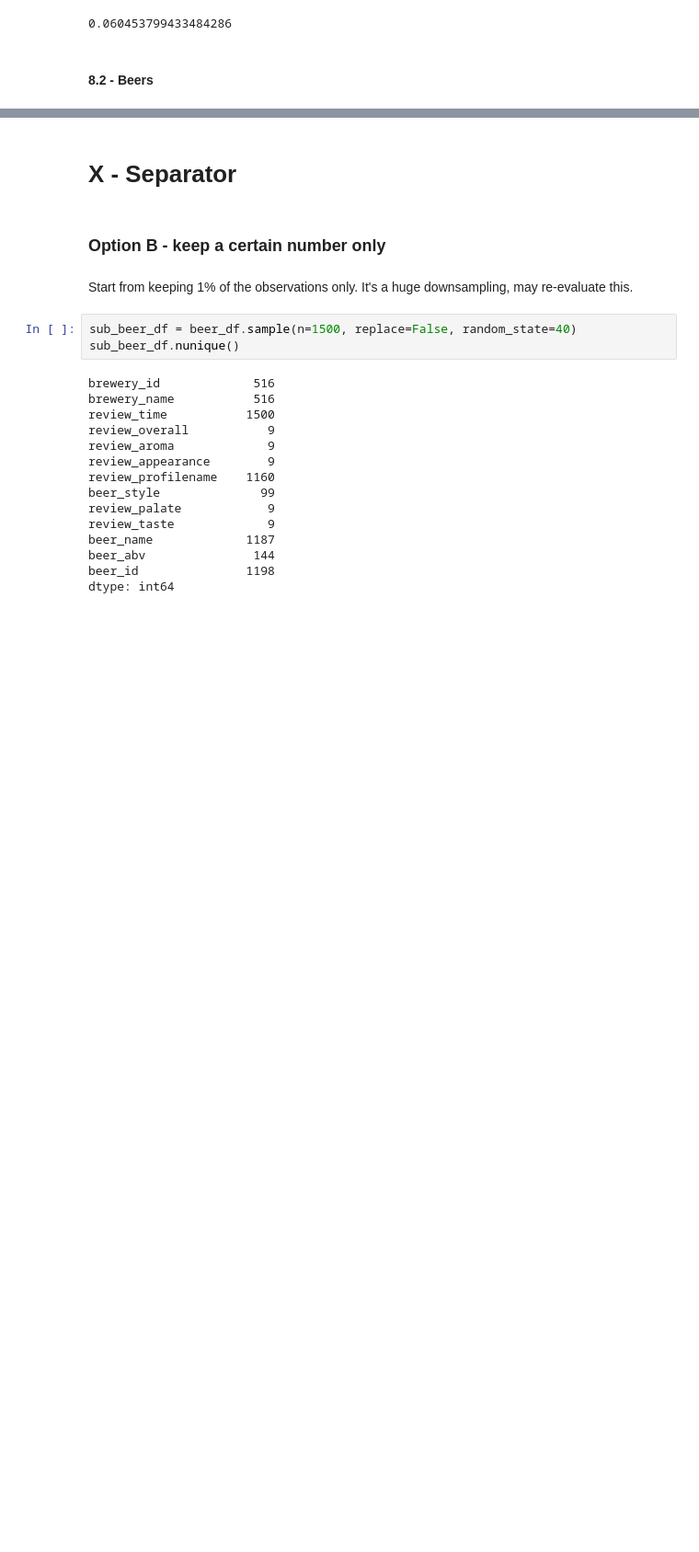
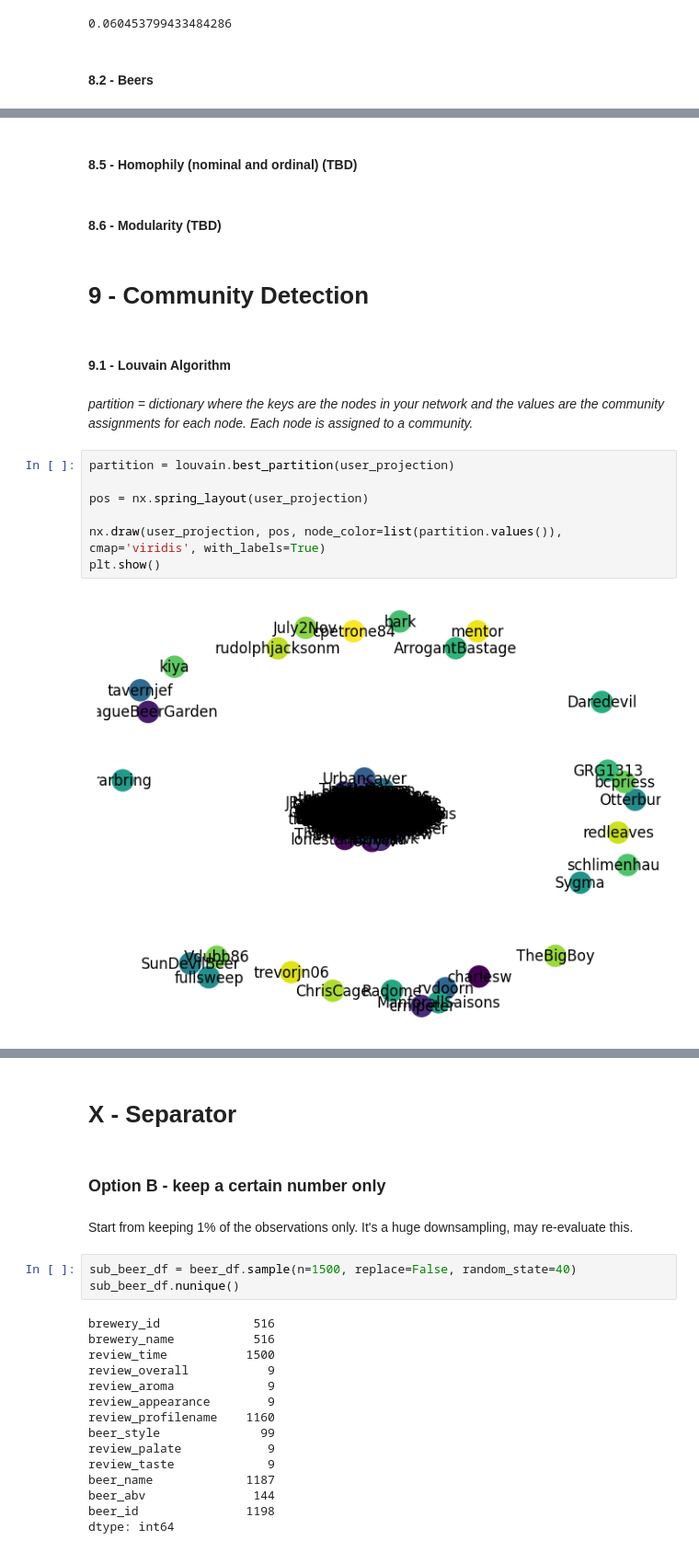
Before and after one commit to giordanovitale/BeerNetwork, a Jupyter notebook: project.ipynb, the cells around one changed output, grey strips where cells are left out. Shown at 92% size. Drawn from its saved outputs; the diff is of its cells as text; blank space fills up the shorter version.

Commit message:
Community Detection

```diff
--- a/project.ipynb
+++ b/project.ipynb
@@ -1118,0 +1162,19 @@ nx.degree_assortativity_coefficient(beer_projection)
+# %% [markdown]
+#### 8.5 - Homophily (nominal and ordinal) (TBD)
+# %% [markdown]
+#### 8.6 - Modularity (TBD)
+# %% [markdown]
+# 9 - Community Detection
+# %% [markdown]
+#### 9.1 - Louvain Algorithm
+# %% [markdown]
+_partition = dictionary where the keys are the nodes in your network and the values are the community assignments for each node. Each node is assigned to a community._
+# %%
+partition = louvain.best_partition(user_projection)
+
+pos = nx.spring_layout(user_projection)
+
+nx.draw(user_projection, pos, node_color=list(partition.values()), cmap='viridis', with_labels=True)
+plt.show()
+# %% [output]
+[figure, added]
```
Also changed, not shown: parts of 14 cells of this notebook.
